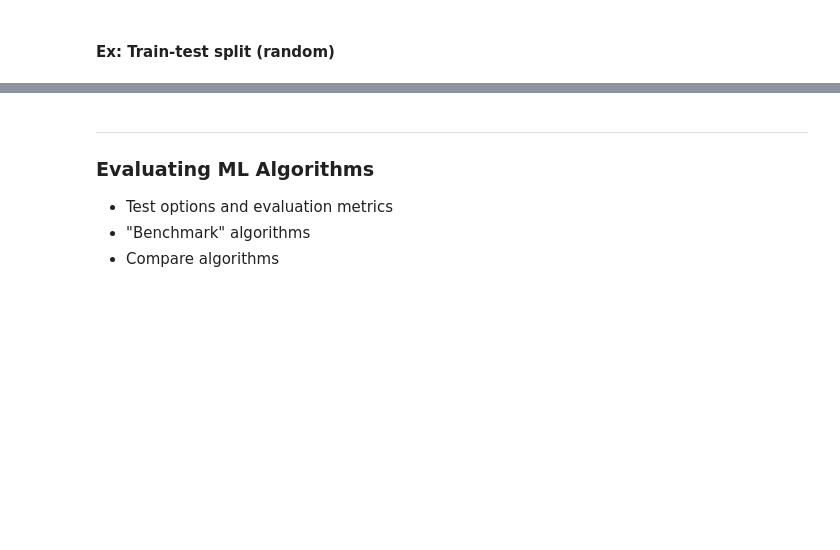
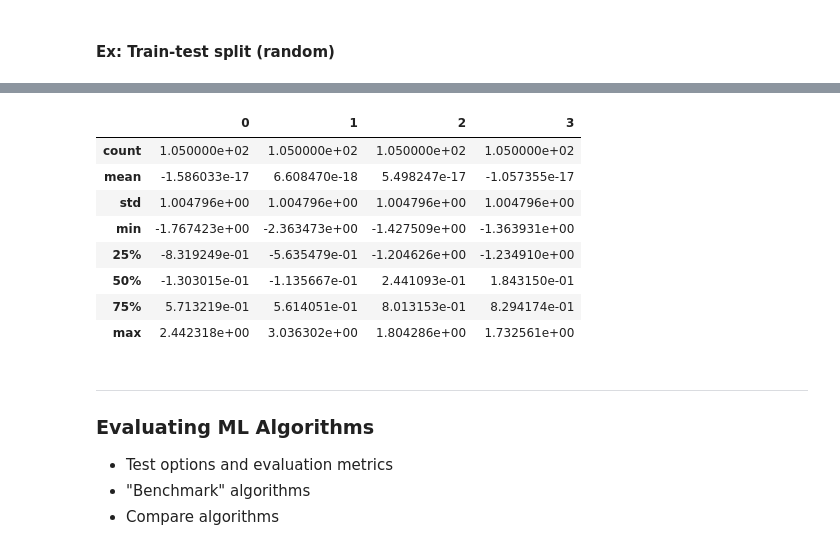
Before and after one commit to Unique-Divine/LeetCode-Coding-Practice, a Jupyter notebook: Python Cookbook (Unique Divine).ipynb, the cells around one changed output, grey strips where cells are left out. Saved outputs shown, nothing was run; the diff lists cells and outputs as text; code cells hidden in the pictures; blank space fills up the shorter version.

```diff
--- a/Python Cookbook (Unique Divine).ipynb
+++ b/Python Cookbook (Unique Divine).ipynb
@@ -383,3 +434,17 @@ X_train, X_test, Y_train, Y_test = train_test_split(
+# %%
+# Gives mean of 0, standard dev of 1
+X_train, X_test = scale_data(X_train, X_test, "standard")
+pd.DataFrame(X_train).describe()
+# %% [output]
+|  | 0 | 1 | 2 | 3 |
+| count | 1.050000e+02 | 1.050000e+02 | 1.050000e+02 | 1.050000e+02 |
+| mean | -1.586033e-17 | 6.608470e-18 | 5.498247e-17 | -1.057355e-17 |
+| std | 1.004796e+00 | 1.004796e+00 | 1.004796e+00 | 1.004796e+00 |
+| min | -1.767423e+00 | -2.363473e+00 | -1.427509e+00 | -1.363931e+00 |
+| 25% | -8.319249e-01 | -5.635479e-01 | -1.204626e+00 | -1.234910e+00 |
+| 50% | -1.303015e-01 | -1.135667e-01 | 2.441093e-01 | 1.843150e-01 |
+| 75% | 5.713219e-01 | 5.614051e-01 | 8.013153e-01 | 8.294174e-01 |
+| max | 2.442318e+00 | 3.036302e+00 | 1.804286e+00 | 1.732561e+00 |
 # %% [markdown]
 ----
 
```
Also changed, not shown: parts of 16 cells of this notebook.
